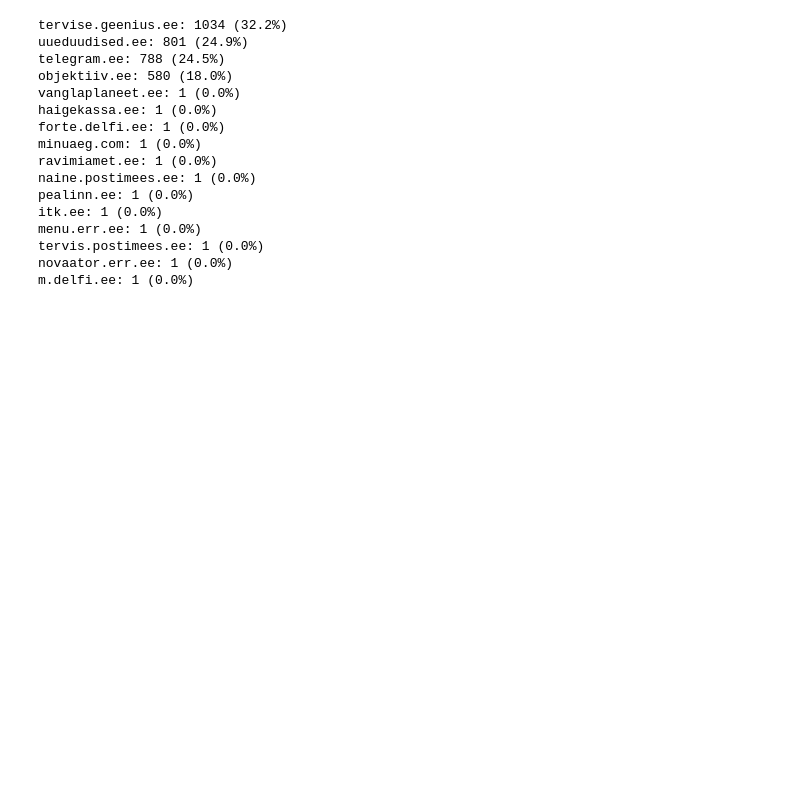
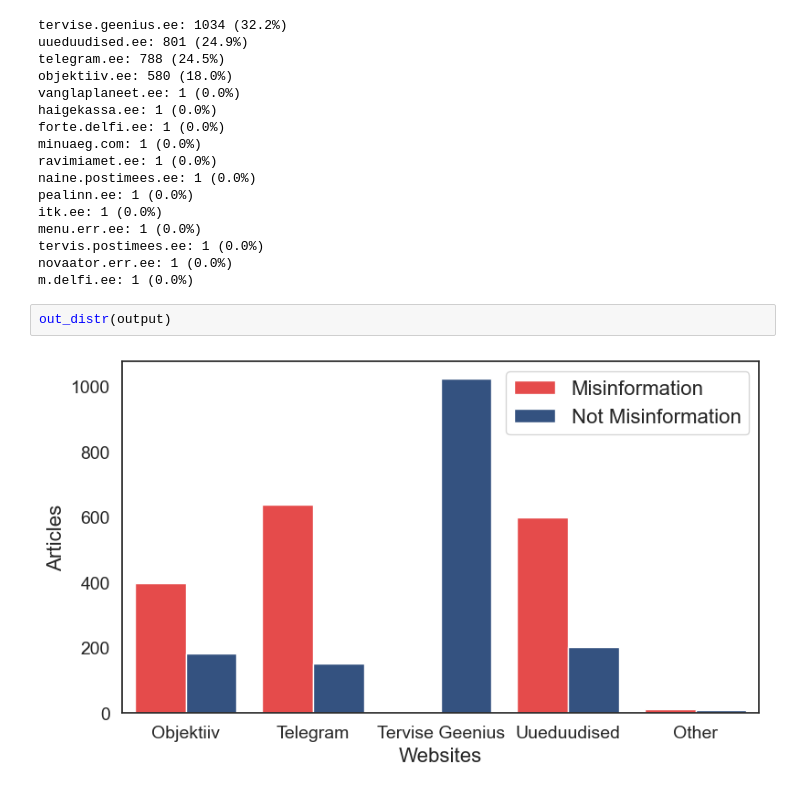
Before and after one commit to goouthy/misinfo-eng-est, a Jupyter notebook: pipeline/classification/cls-act-pipeline.ipynb, the cells around one changed output. Cells and saved outputs as stored; diff of their text form; blank space fills up the shorter version.

```diff
--- a/pipeline/classification/cls-act-pipeline.ipynb
+++ b/pipeline/classification/cls-act-pipeline.ipynb
@@ -169,3 +174,7 @@ menu.err.ee: 1 (0.0%)
 tervis.postimees.ee: 1 (0.0%)
 novaator.err.ee: 1 (0.0%)
 m.delfi.ee: 1 (0.0%)
+# %%
+out_distr(output)
+# %% [output]
+[figure, added]
```
Also changed, not shown: parts of 10 cells of this notebook, 8 other files.
